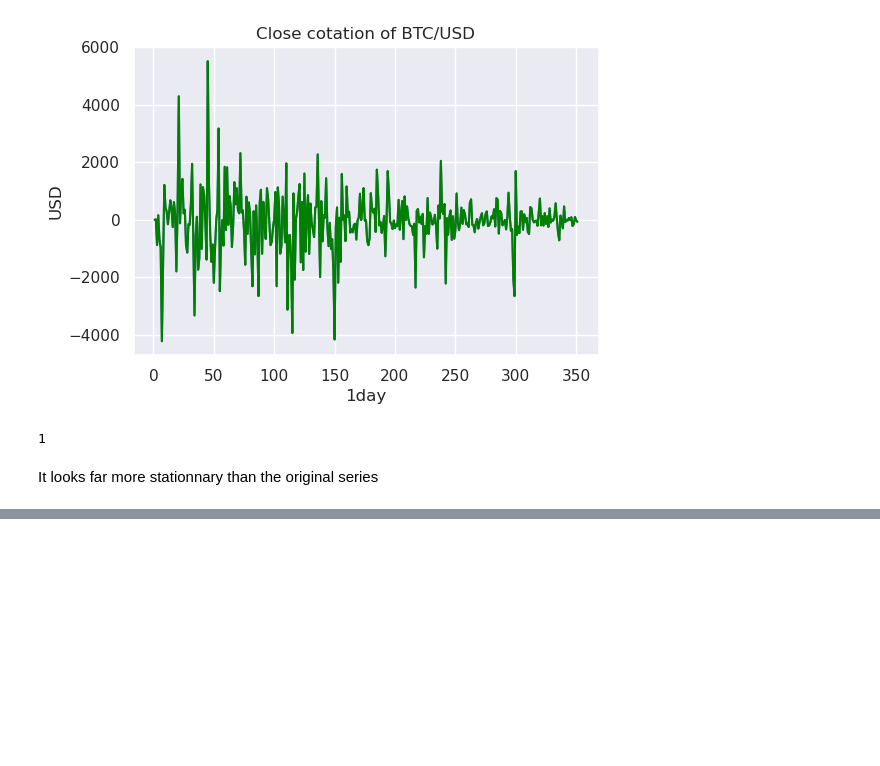
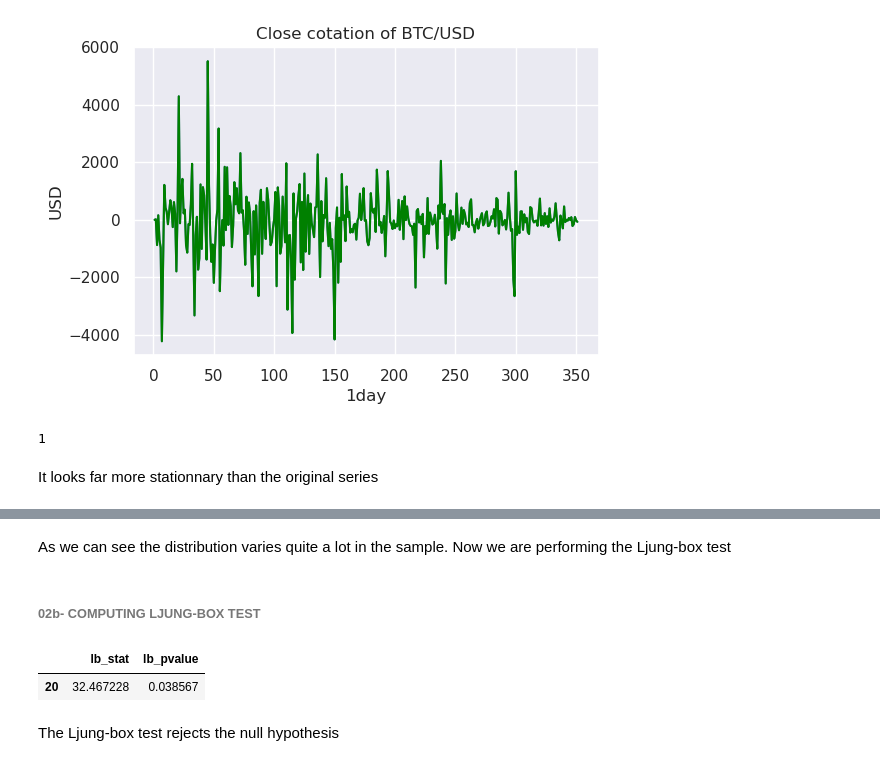
Before and after one commit to MohamedKeteb/Crypto_project, a Jupyter notebook: arima_model.ipynb, the cells around one changed output, grey strips where cells are left out. Drawn from its saved outputs; the diff is of its cells as text; code cells hidden in the pictures; blank space fills up the shorter version.

```diff
--- a/arima_model.ipynb
+++ b/arima_model.ipynb
@@ -223,0 +297,14 @@ We look for significant points outside the shaded area and a geometric decay if
+# %% [markdown]
+As we can see the distribution varies quite a lot in the sample. Now we are performing the Ljung-box test
+# %% [markdown]
+###### **02b- COMPUTING LJUNG-BOX TEST**
+# %%
+def LB_test(data, price) :
+    return sm.stats.acorr_ljungbox(data[str(price)], lags= [20], return_df= True)
+
+LB_test(data, 'close')
+# %% [output]
+|  | lb_stat | lb_pvalue |
+| 20 | 32.467228 | 0.038567 |
+# %% [markdown]
+The Ljung-box test rejects the null hypothesis
```
Also changed, not shown: parts of 11 cells of this notebook.
